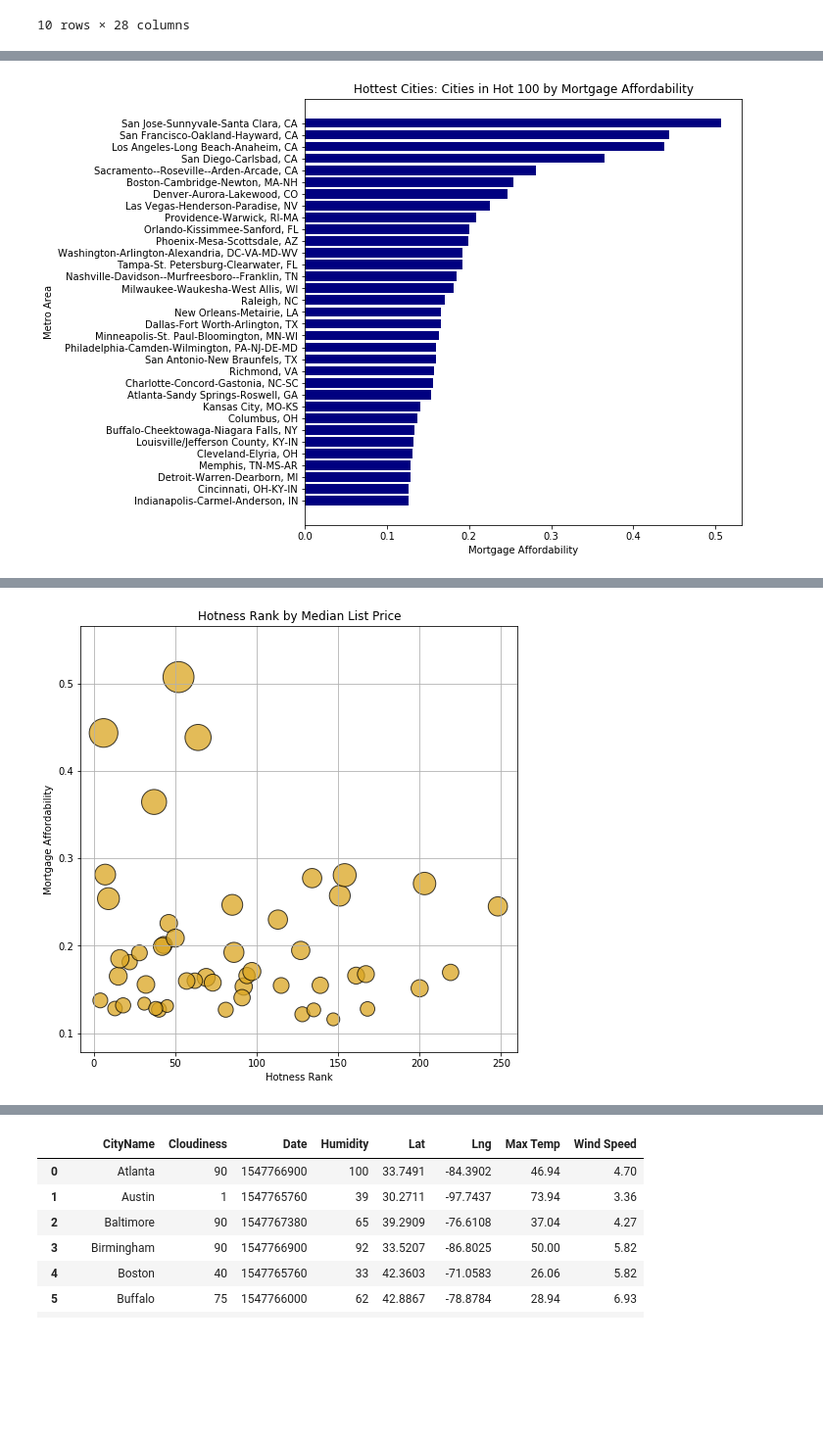
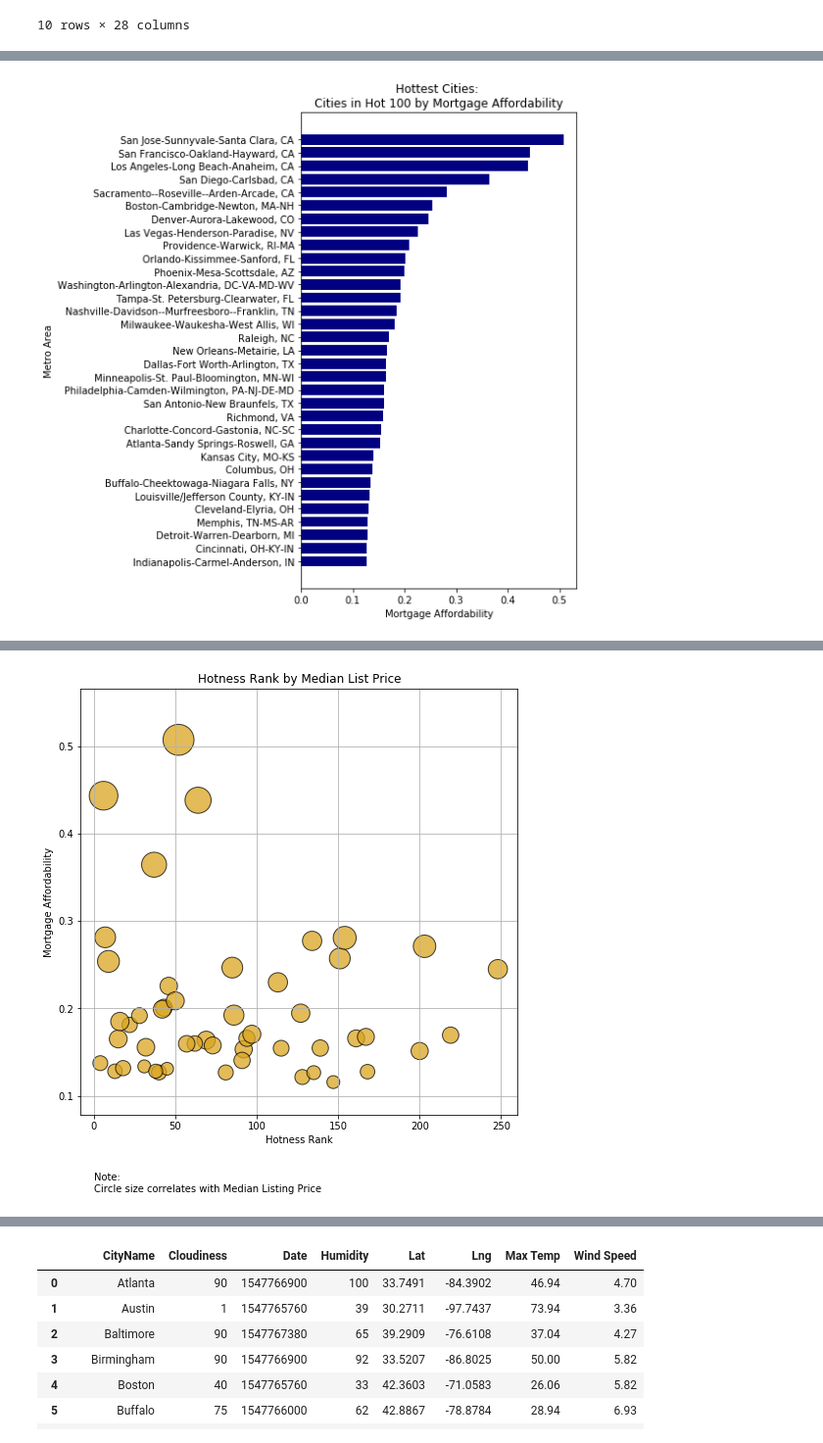
Before and after one commit to LoriHarris/Real_Estate_Affordability, a Jupyter notebook: plots.ipynb, the cells around one changed output, grey strips where cells are left out. Shown at 98% size. Cells and saved outputs as stored; diff of their text form; code cells hidden in the pictures; blank space fills up the shorter version.

```diff
--- a/plots.ipynb
+++ b/plots.ipynb
@@ -433,26 +433,27 @@ plt.savefig("output_data/low_med.png")
 # %%
 # Graph - Hottest Top 50 Cities: 33 Hottest by Mortgage Affordability
 # Obtain the x and y coordinates for NC
 x_axis = mort_sort_hrank['CBSATitle']
 y_axis = mort_sort_hrank['2018-09']
 tick_locations = [value for value in x_axis]
 width = mort_sort_hrank['hrank']
 
 plt.figure(figsize=[8, 8])
 
 plt.barh(x_axis, y_axis, color="navy", align="center")
 plt.yticks(tick_locations, mort_sort_hrank['CBSATitle'], rotation="horizontal")
 
 # Set a Title and labels
-plt.title("Hottest Cities: Cities in Hot 100 by Mortgage Affordability")
+plt.title("Hottest Cities: \nCities in Hot 100 by Mortgage Affordability")
 plt.xlabel("Mortgage Affordability")
 plt.ylabel("Metro Area")
 
+plt.tight_layout()
 
 # Save figure
 plt.savefig("output_data/afford_hot.png")
 # %% [output]
-[figure, old version]
+[figure, new version]
 # %%
 mort_nonull_df.count()
 # %% [output]
@@ -498,11 +499,13 @@ plt.grid()
 plt.title("Hotness Rank by Median List Price")
 plt.xlabel("Hotness Rank")
 plt.ylabel("Mortgage Affordability")
+plt.text(0.3, 0, 'Note:\nCircle size correlates with Median Listing Price', horizontalalignment='left',
+         verticalalignment='center')
 
 # Save Figure
-plt.savefig("output_data/Hotness_MedList_Afford.png")
+plt.savefig("output_data/Hotness_MedList_Afford.png", bbox_inches="tight")
 # %% [output]
-[figure, old version]
+[figure, new version]
 # %%
 mort_nonull_df["RegionName"].value_counts()
 mort_nonull_df.head()
```
Also changed, not shown: parts of 2 cells of this notebook, 4 other files.
